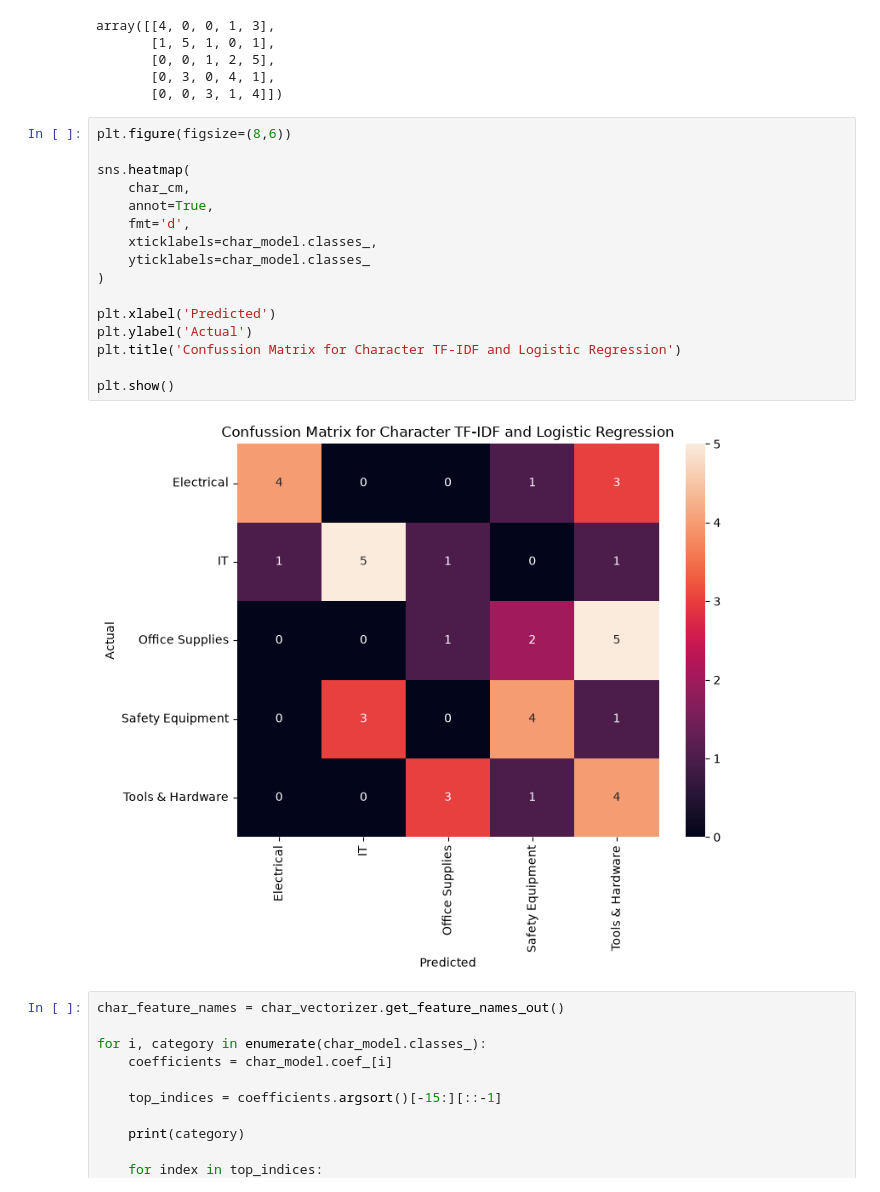
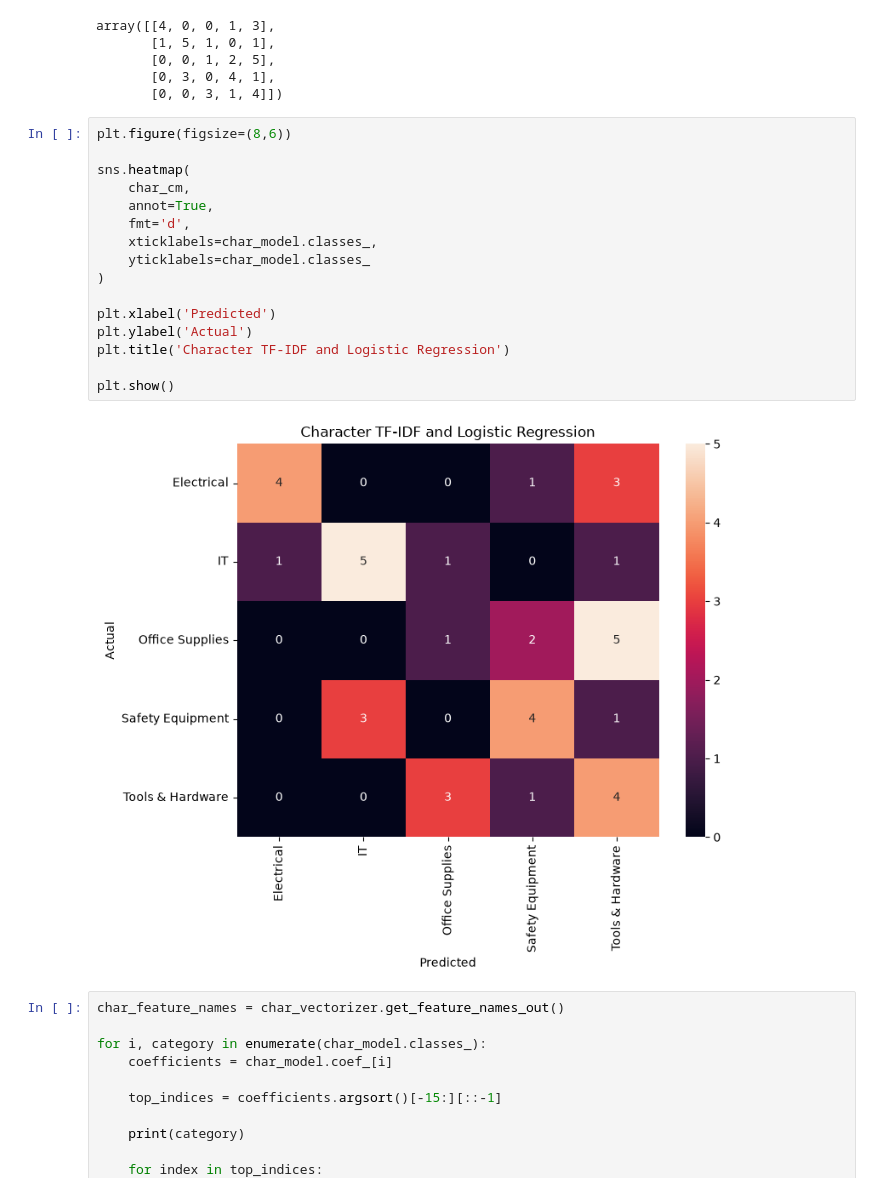
Before and after one commit to annisatzky-tech/chinese-indonesian-product-classification, a Jupyter notebook: notebooks/02_baseline_model.ipynb, the cells around one changed output. Cells and saved outputs as stored; diff of their text form.

```diff
--- a/notebooks/02_baseline_model.ipynb
+++ b/notebooks/02_baseline_model.ipynb
@@ -254,21 +255,21 @@ array([[4, 0, 0, 1, 3],
 # %%
 plt.figure(figsize=(8,6))
 
 sns.heatmap(
     char_cm,
     annot=True,
     fmt='d',
     xticklabels=char_model.classes_,
     yticklabels=char_model.classes_
 )
 
 plt.xlabel('Predicted')
 plt.ylabel('Actual')
-plt.title('Confussion Matrix for Character TF-IDF and Logistic Regression')
+plt.title('Character TF-IDF and Logistic Regression')
 
 plt.show()
 # %% [output]
-[figure, old version]
+[figure, new version]
 # %%
 char_feature_names = char_vectorizer.get_feature_names_out()
 
```
Also changed, not shown: parts of 11 cells of this notebook.
